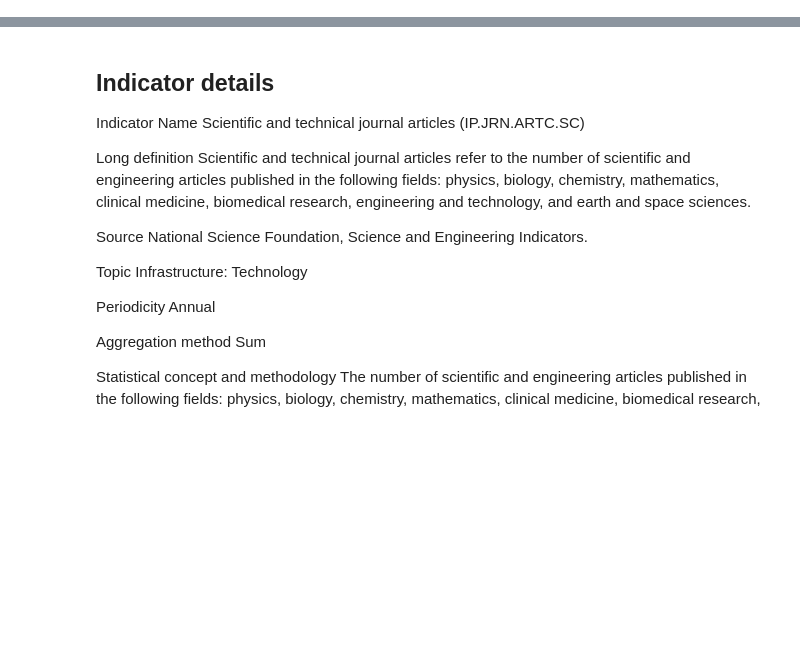
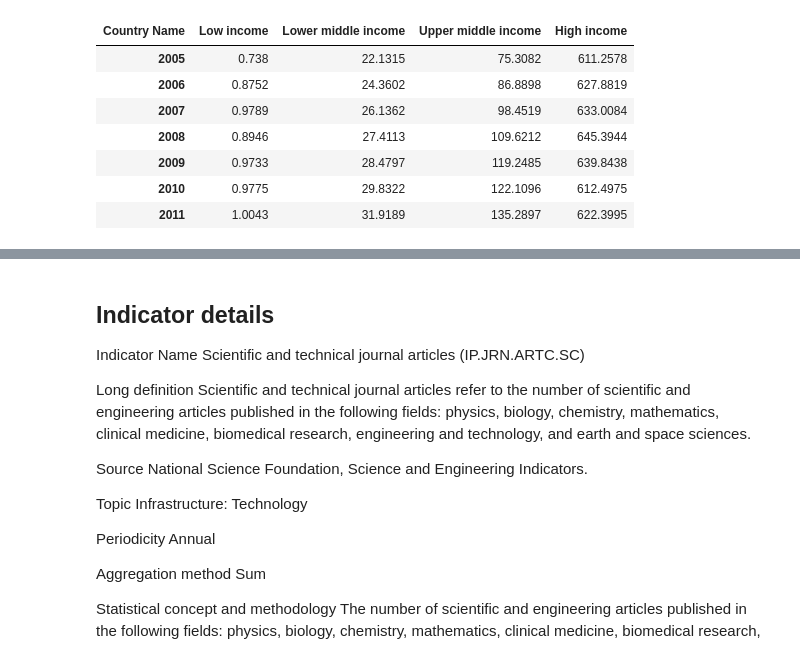
Before and after one commit to birdsarah/bokeh-miscellany, a Jupyter notebook: notebooks/scientific_publishing/This chart of the world’s scientific research shows progress.ipynb, the cells around one changed output, grey strips where cells are left out. Cells and saved outputs as stored; diff of their text form; code cells hidden in the pictures; blank space fills up the shorter version.

```diff
--- a/notebooks/scientific_publishing/This chart of the world’s scientific research shows progress.ipynb
+++ b/notebooks/scientific_publishing/This chart of the world’s scientific research shows progress.ipynb
@@ -56,17 +68,21 @@ columns
+# %%
+# Compensate for the lack of the US in the 2010, 2011 High income stats
+
+data.loc[2010, 'High income'] = data.loc[2010, 'High income'] + data.loc[2009, 'United States']
+data.loc[2011, 'High income'] = data.loc[2011, 'High income'] + data.loc[2009, 'United States']
 # %%
-data = data[columns].set_index('Country Name')
-data = data.rename(columns={
- '2005 [YR2005]': 2005,
- '2006 [YR2006]': 2006,
- '2007 [YR2007]': 2007,
- '2008 [YR2008]': 2008,
- '2009 [YR2009]': 2009,
- '2010 [YR2010]': 2010,
- '2011 [YR2011]': 2011,
-})
-data = data.transpose()
 data = data[['Low income','Lower middle income', 'Upper middle income', 'High income']]
 data = data / 1000
+data
+# %% [output]
+| Country Name | Low income | Lower middle income | Upper middle income | High income |
+| 2005 | 0.738 | 22.1315 | 75.3082 | 611.2578 |
+| 2006 | 0.8752 | 24.3602 | 86.8898 | 627.8819 |
+| 2007 | 0.9789 | 26.1362 | 98.4519 | 633.0084 |
+| 2008 | 0.8946 | 27.4113 | 109.6212 | 645.3944 |
+| 2009 | 0.9733 | 28.4797 | 119.2485 | 639.8438 |
+| 2010 | 0.9775 | 29.8322 | 122.1096 | 612.4975 |
+| 2011 | 1.0043 | 31.9189 | 135.2897 | 622.3995 |
 # %%
 line = Line(data, legend='top_right',
             tools='pan,hover,wheel_zoom,resize,previewsave,reset',
```
Also changed, not shown: parts of 2 cells of this notebook, 1 other file.
